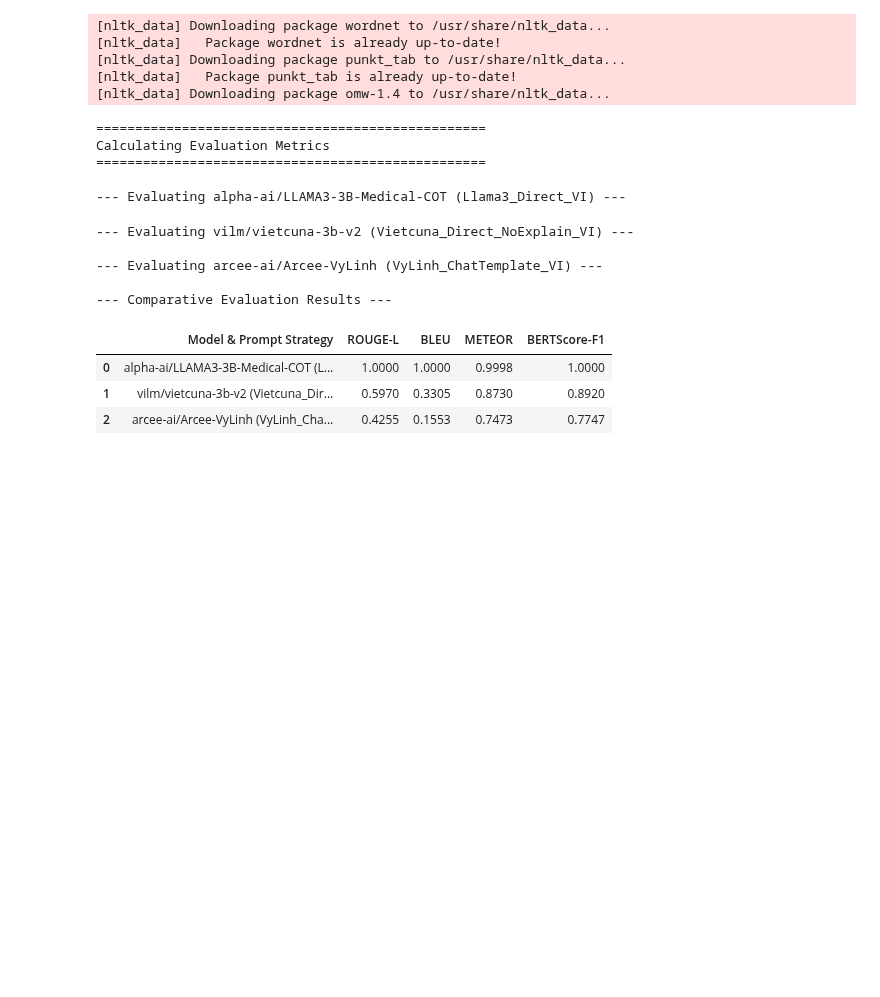
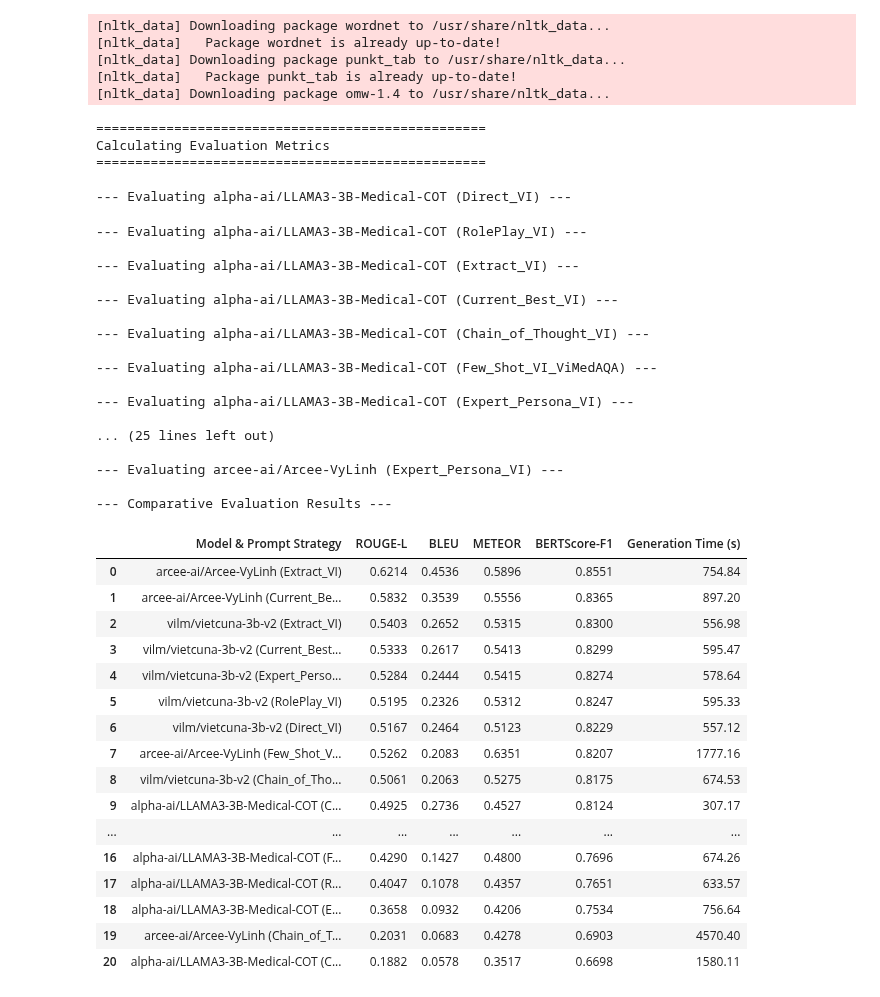
Before and after one commit to phuchaitt3/MedicalQA, a Jupyter notebook: models-evaluation.ipynb, the cells around one changed output. Saved outputs shown, nothing was run; the diff lists cells and outputs as text; code cells hidden in the pictures; blank space fills up the shorter version.

```diff
--- a/models-evaluation.ipynb
+++ b/models-evaluation.ipynb
@@ -29,12 +41,13 @@ except Exception as e:
     hf_token = None
 # %%
 # Step 3: Define Model and Dataset Identifiers
+dataset_id = "tmnam20/ViMedAQA"
+NUM_SAMPLES_TO_EVALUATE = 200
 model_ids = [
     "alpha-ai/LLAMA3-3B-Medical-COT",
     "vilm/vietcuna-3b-v2",
     "arcee-ai/Arcee-VyLinh",
 ]
-dataset_id = "tmnam20/ViMedAQA"
 
 # Step 4: Load and Prepare the Dataset
 try:
@@ -432,51 +488,64 @@ if all_generated_answers:
         result_row = {
             "Model & Prompt Strategy": result_key,
             "ROUGE-L": round(rouge_scores['rougeL'], 4),
             "BLEU": round(bleu_scores['bleu'], 4),
             "METEOR": round(meteor_scores['meteor'], 4),
-            "BERTScore-F1": round(sum(bertscore_scores['f1']) / len(bertscore_scores['f1']), 4)
+            "BERTScore-F1": round(sum(bertscore_scores['f1']) / len(bertscore_scores['f1']), 4),
+            "Generation Time (s)": round(generation_times.get(result_key, 0), 2), # Lấy thời gian đã lưu
         }
         evaluation_results.append(result_row)
 
     # Step 7: Display Results
     results_df = pd.DataFrame(evaluation_results)
     # Sort for better comparison
     results_df = results_df.sort_values(by="BERTScore-F1", ascending=False).reset_index(drop=True)
     print("\n--- Comparative Evaluation Results ---")
     display(results_df)
 
-    # # Example generation
-    # print("\n--- Example Generations ---")
-    # example_df_data = {
-    #     "Question": questions[:3],
-    #     "Ground Truth": [gt[0] for gt in ground_truth_answers[:3]] # Unpack the list for cleaner display
-    # }
-    # # Use the new result_key for column headers
-    # for result_key, answers in all_generated_answers.items():
-    #     example_df_data[f"Answer: {result_key}"] = answers[:3]
-
-    # example_df = pd.DataFrame(example_df_data)
-    # display(example_df)
-
 else:
     print("\nNo answers were generated. Skipping evaluation.")
 # %% [output]
 [nltk_data] Downloading package wordnet to /usr/share/nltk_data...
 [nltk_data]   Package wordnet is already up-to-date!
 [nltk_data] Downloading package punkt_tab to /usr/share/nltk_data...
 [nltk_data]   Package punkt_tab is already up-to-date!
 [nltk_data] Downloading package omw-1.4 to /usr/share/nltk_data...
 ==================================================
 Calculating Evaluation Metrics
 ==================================================
 
---- Evaluating alpha-ai/LLAMA3-3B-Medical-COT (Llama3_Direct_VI) ---
+--- Evaluating alpha-ai/LLAMA3-3B-Medical-COT (Direct_VI) ---
---- Evaluating vilm/vietcuna-3b-v2 (Vietcuna_Direct_NoExplain_VI) ---
+--- Evaluating alpha-ai/LLAMA3-3B-Medical-COT (RolePlay_VI) ---
 
---- Evaluating arcee-ai/Arcee-VyLinh (VyLinh_ChatTemplate_VI) ---
+--- Evaluating alpha-ai/LLAMA3-3B-Medical-COT (Extract_VI) ---
+
+--- Evaluating alpha-ai/LLAMA3-3B-Medical-COT (Current_Best_VI) ---
+
+--- Evaluating alpha-ai/LLAMA3-3B-Medical-COT (Chain_of_Thought_VI) ---
+
+--- Evaluating alpha-ai/LLAMA3-3B-Medical-COT (Few_Shot_VI_ViMedAQA) ---
+
+--- Evaluating alpha-ai/LLAMA3-3B-Medical-COT (Expert_Persona_VI) ---
+
+... (25 lines left out)
+
+--- Evaluating arcee-ai/Arcee-VyLinh (Expert_Persona_VI) ---
 
 --- Comparative Evaluation Results ---
-|  | Model & Prompt Strategy | ROUGE-L | BLEU | METEOR | BERTScore-F1 |
-| 0 | alpha-ai/LLAMA3-3B-Medical-COT (L... | 1.0000 | 1.0000 | 0.9998 | 1.0000 |
-| 1 | vilm/vietcuna-3b-v2 (Vietcuna_Dir... | 0.5970 | 0.3305 | 0.8730 | 0.8920 |
-| 2 | arcee-ai/Arcee-VyLinh (VyLinh_Cha... | 0.4255 | 0.1553 | 0.7473 | 0.7747 |
+|  | Model & Prompt Strategy | ROUGE-L | BLEU | METEOR | BERTScore-F1 | Generation Time (s) |
+| 0 | arcee-ai/Arcee-VyLinh (Extract_VI) | 0.6214 | 0.4536 | 0.5896 | 0.8551 | 754.84 |
+| 1 | arcee-ai/Arcee-VyLinh (Current_Be... | 0.5832 | 0.3539 | 0.5556 | 0.8365 | 897.20 |
+| 2 | vilm/vietcuna-3b-v2 (Extract_VI) | 0.5403 | 0.2652 | 0.5315 | 0.8300 | 556.98 |
+| 3 | vilm/vietcuna-3b-v2 (Current_Best... | 0.5333 | 0.2617 | 0.5413 | 0.8299 | 595.47 |
+| 4 | vilm/vietcuna-3b-v2 (Expert_Perso... | 0.5284 | 0.2444 | 0.5415 | 0.8274 | 578.64 |
+| 5 | vilm/vietcuna-3b-v2 (RolePlay_VI) | 0.5195 | 0.2326 | 0.5312 | 0.8247 | 595.33 |
+| 6 | vilm/vietcuna-3b-v2 (Direct_VI) | 0.5167 | 0.2464 | 0.5123 | 0.8229 | 557.12 |
+| 7 | arcee-ai/Arcee-VyLinh (Few_Shot_V... | 0.5262 | 0.2083 | 0.6351 | 0.8207 | 1777.16 |
+| 8 | vilm/vietcuna-3b-v2 (Chain_of_Tho... | 0.5061 | 0.2063 | 0.5275 | 0.8175 | 674.53 |
+| 9 | alpha-ai/LLAMA3-3B-Medical-COT (C... | 0.4925 | 0.2736 | 0.4527 | 0.8124 | 307.17 |
+| ... | ... | ... | ... | ... | ... | ... |
+| 16 | alpha-ai/LLAMA3-3B-Medical-COT (F... | 0.4290 | 0.1427 | 0.4800 | 0.7696 | 674.26 |
+| 17 | alpha-ai/LLAMA3-3B-Medical-COT (R... | 0.4047 | 0.1078 | 0.4357 | 0.7651 | 633.57 |
+| 18 | alpha-ai/LLAMA3-3B-Medical-COT (E... | 0.3658 | 0.0932 | 0.4206 | 0.7534 | 756.64 |
+| 19 | arcee-ai/Arcee-VyLinh (Chain_of_T... | 0.2031 | 0.0683 | 0.4278 | 0.6903 | 4570.40 |
+| 20 | alpha-ai/LLAMA3-3B-Medical-COT (C... | 0.1882 | 0.0578 | 0.3517 | 0.6698 | 1580.11 |
```
Also changed, not shown: parts of 8 cells of this notebook, 15 other files.
